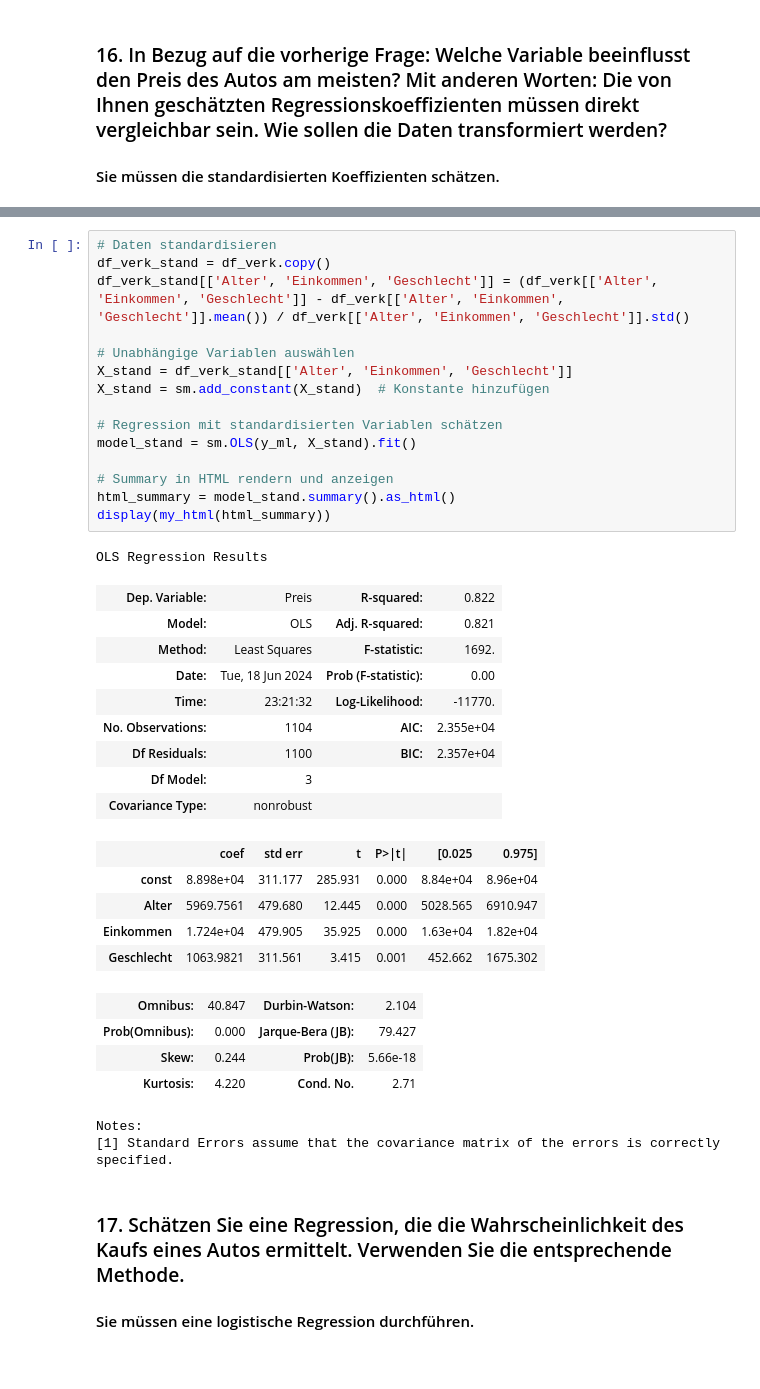
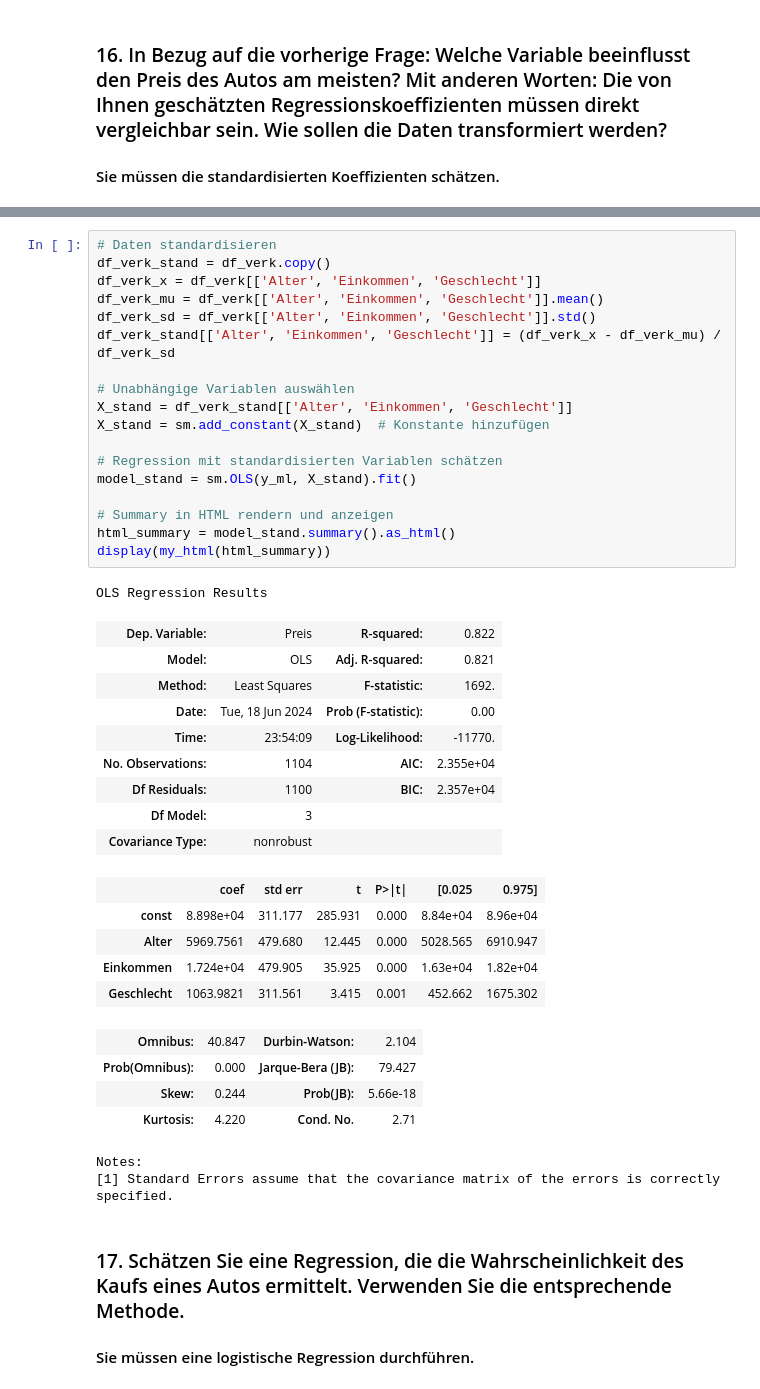
Before and after one commit to SebastianKnoche/final_projectSS24_Group4, a Jupyter notebook: presentation.ipynb, the cells around one changed output, grey strips where cells are left out. Cells and saved outputs as stored; diff of their text form.

```diff
--- a/presentation.ipynb
+++ b/presentation.ipynb
@@ -858,25 +841,28 @@ model_stand = sm.OLS(y_ml, X_stand).fit()
 # %%
 # Daten standardisieren
 df_verk_stand = df_verk.copy()
-df_verk_stand[['Alter', 'Einkommen', 'Geschlecht']] = (df_verk[['Alter', 'Einkommen', 'Geschlecht']] - df_verk[['Alter', 'Einkommen', 'Geschlecht']].mean()) / df_verk[['Alter', 'Einkommen', 'Geschlecht']].std()
+df_verk_x = df_verk[['Alter', 'Einkommen', 'Geschlecht']]
+df_verk_mu = df_verk[['Alter', 'Einkommen', 'Geschlecht']].mean()
+df_verk_sd = df_verk[['Alter', 'Einkommen', 'Geschlecht']].std()
+df_verk_stand[['Alter', 'Einkommen', 'Geschlecht']] = (df_verk_x - df_verk_mu) / df_verk_sd
 
 # Unabhängige Variablen auswählen
 X_stand = df_verk_stand[['Alter', 'Einkommen', 'Geschlecht']]
 X_stand = sm.add_constant(X_stand)  # Konstante hinzufügen
 
 # Regression mit standardisierten Variablen schätzen
 model_stand = sm.OLS(y_ml, X_stand).fit()
 
 # Summary in HTML rendern und anzeigen
 html_summary = model_stand.summary().as_html()
 display(my_html(html_summary))
 # %% [output]
 OLS Regression Results
 | Dep. Variable: | Preis | R-squared: | 0.822 |
 | Model: | OLS | Adj. R-squared: | 0.821 |
 | Method: | Least Squares | F-statistic: | 1692. |
 | Date: | Tue, 18 Jun 2024 | Prob (F-statistic): | 0.00 |
-| Time: | 23:21:32 | Log-Likelihood: | -11770. |
+| Time: | 23:54:09 | Log-Likelihood: | -11770. |
 | No. Observations: | 1104 | AIC: | 2.355e+04 |
 | Df Residuals: | 1100 | BIC: | 2.357e+04 |
 | Df Model: | 3 |  |  |
```
Also changed, not shown: parts of 6 cells of this notebook.
